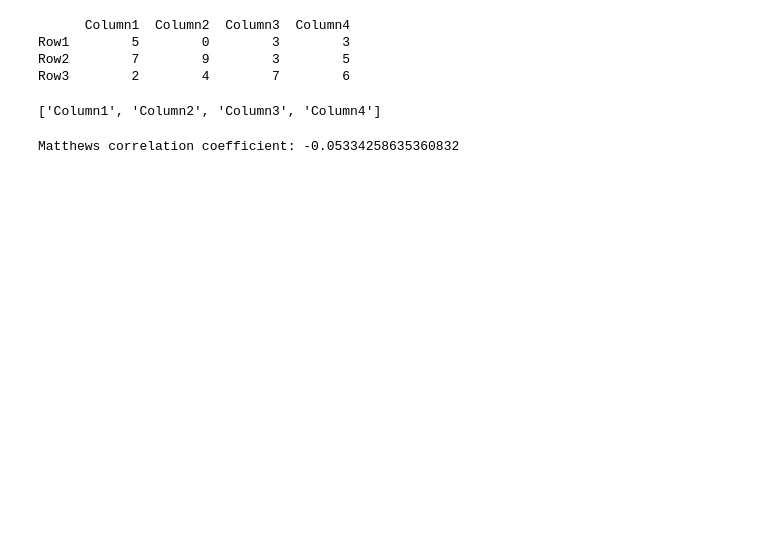
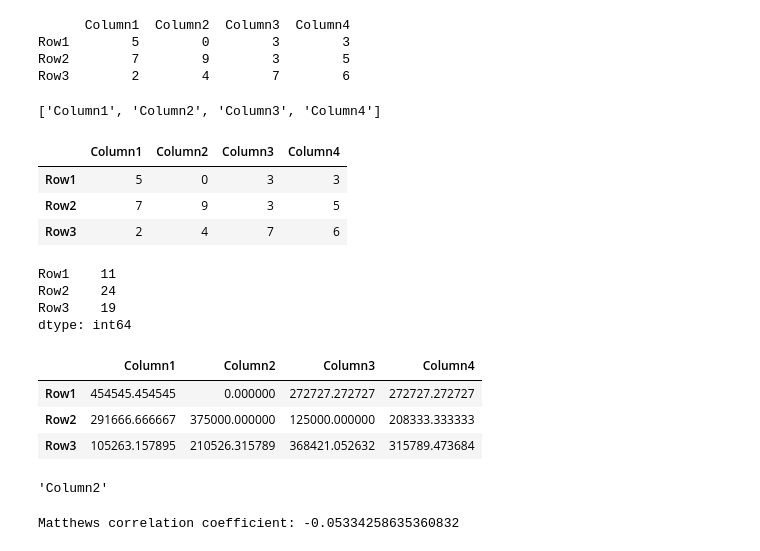
Before and after one commit to huyingguo/Hackathon-Summer-2023, a Jupyter notebook: scratch.ipynb, the cells around one changed output. Cells and saved outputs as stored; diff of their text form; code cells hidden in the pictures; blank space fills up the shorter version.

```diff
--- a/scratch.ipynb
+++ b/scratch.ipynb
@@ -103,6 +103,35 @@ Row1        5        0        3        3
 Row2        7        9        3        5
 Row3        2        4        7        6
 ['Column1', 'Column2', 'Column3', 'Column4']
+# %%
+import pandas as pd
+data = df.copy()
+# 假设你的数据框是 data，包含 UMIs 行和基因列
+display(data)
+# 对每个细胞的UMIs进行缩放，使得总UMIs数等于固定值（例如1百万）
+total_counts_per_cell = data.sum(axis=1)  # 计算每个细胞的总UMIs数
+print(total_counts_per_cell)
+scaling_factor = 1000000 / total_counts_per_cell  # 计算每个细胞的缩放因子
+normalized_data = data.multiply(scaling_factor, axis=0)  # 对每个细胞的UMIs进行缩放
+display(normalized_data)
+# 将缩放后的数据存储在 normalized_data 中
+# %% [output]
+|  | Column1 | Column2 | Column3 | Column4 |
+| Row1 | 5 | 0 | 3 | 3 |
+| Row2 | 7 | 9 | 3 | 5 |
+| Row3 | 2 | 4 | 7 | 6 |
+Row1    11
+Row2    24
+Row3    19
+dtype: int64
+|  | Column1 | Column2 | Column3 | Column4 |
+| Row1 | 454545.454545 | 0.000000 | 272727.272727 | 272727.272727 |
+| Row2 | 291666.666667 | 375000.000000 | 125000.000000 | 208333.333333 |
+| Row3 | 105263.157895 | 210526.315789 | 368421.052632 | 315789.473684 |
+# %%
+normalized_data.columns[1]
+# %% [output]
+'Column2'
 # %%
 import numpy as np
 from sklearn.model_selection import train_test_split
```
Also changed, not shown: parts of 8 cells of this notebook, 4 other files.
